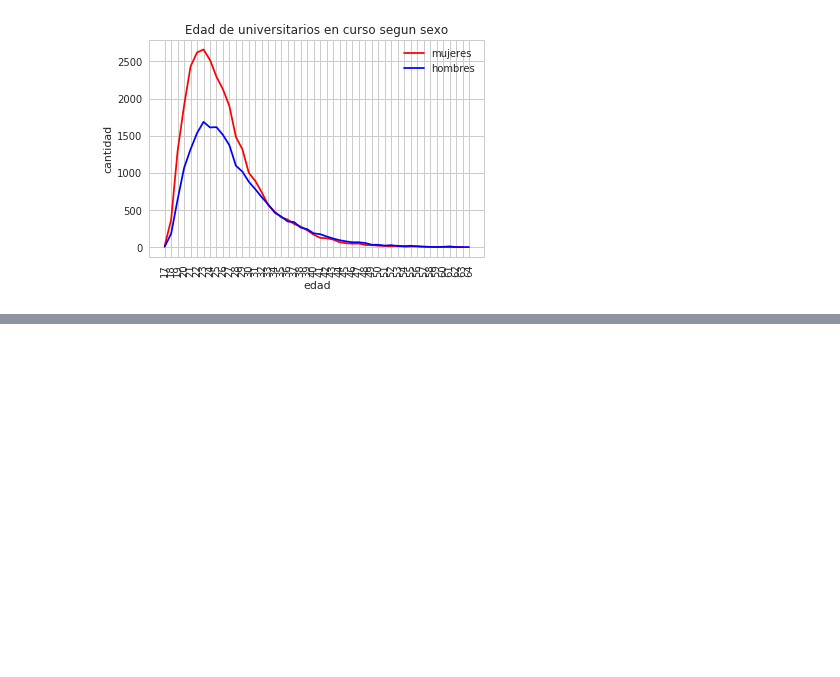
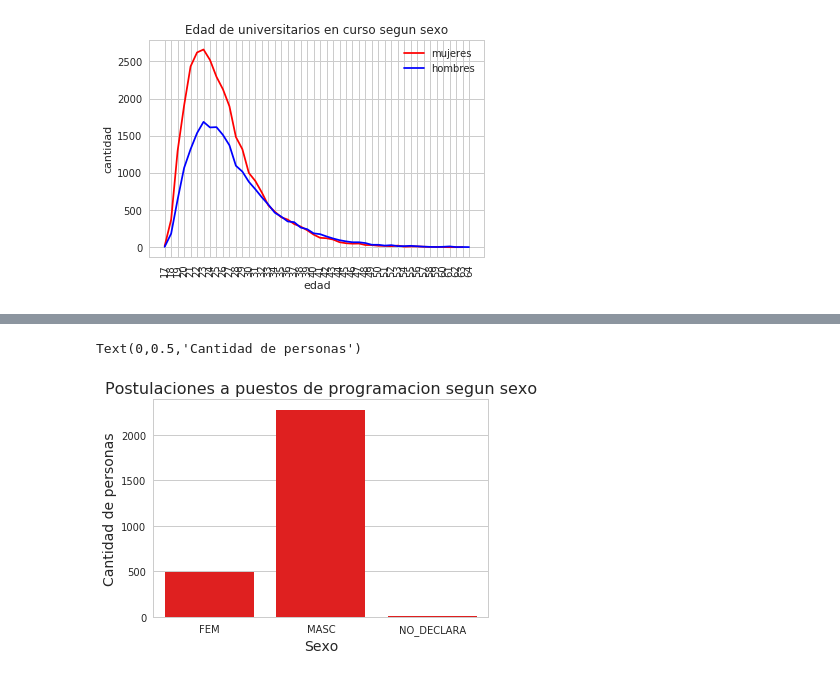
Before and after one commit to FrancoLiberali/tp1-orga-datos-1c2018, a Jupyter notebook: AnalisisExplorario.ipynb, the cells around one changed output, grey strips where cells are left out. Cells and saved outputs as stored; diff of their text form; code cells hidden in the pictures; blank space fills up the shorter version.

```diff
--- a/AnalisisExplorario.ipynb
+++ b/AnalisisExplorario.ipynb
@@ -744,0 +769,3 @@ plt.legend();
+# %%
+postulaciones_area = pd.merge(postulaciones, pd.DataFrame(avisos_detalle[['idaviso', 'nombre_area', 'nivel_laboral', 'tipo_de_trabajo']]), on='idaviso', how='left')
+postulaciones_area.head()
@@ -744,0 +810,3 @@ plt.legend();
+# %%
+#Se filtran avisos quedandonos solo con las publicaciones onlinea
+postulaciones_area_online = pd.merge(postulaciones_area, avisos_online, on='idaviso', how='inner')
@@ -744,0 +828,3 @@ plt.legend();
+# %%
+postulaciones_area_online = pd.merge(postulaciones_area_online, pos_gen_edad, on='idpostulante', how='left')
+postulaciones_area_online.head()
@@ -744,0 +852,9 @@ plt.legend();
+# %%
+plot_data = postulaciones_area_online.loc[postulaciones_area_online['nombre_area'] == 'Programación']['sexo'].value_counts()
+g = sns.barplot(y=plot_data.values, x=plot_data.index, color='r')
+g.set_title('Postulaciones a puestos de programacion segun sexo', Fontsize = 16)
+g.set_xlabel('Sexo', Fontsize = 14)
+g.set_ylabel('Cantidad de personas', Fontsize = 14)
+# %% [output]
+Text(0,0.5,'Cantidad de personas')
+[figure, added]
```
Also changed, not shown: parts of 42 cells of this notebook.
